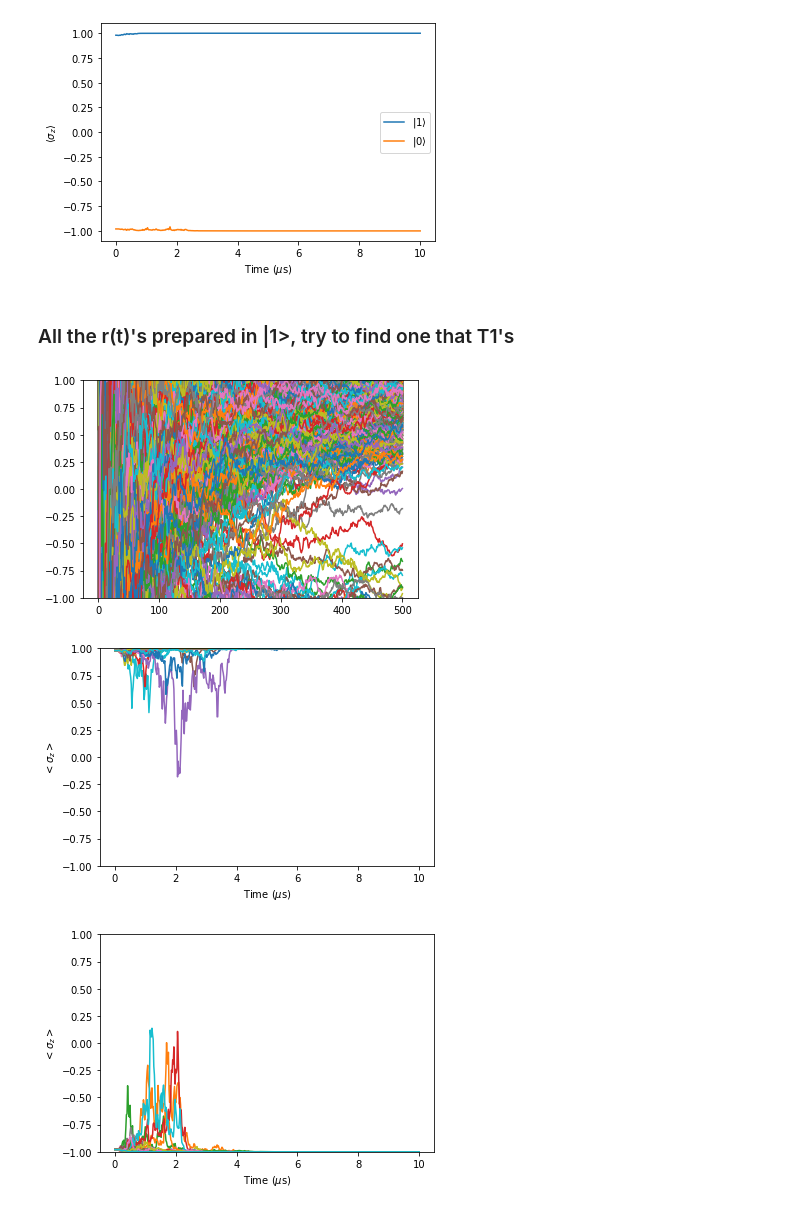
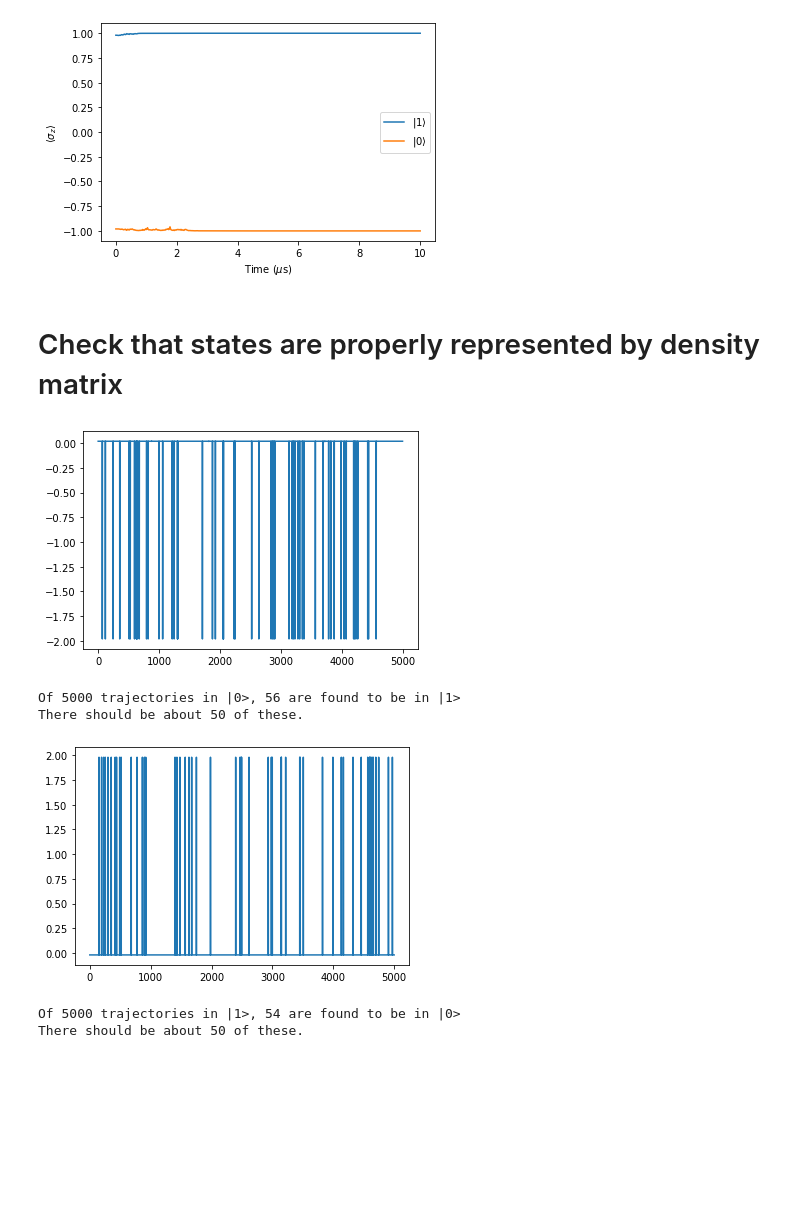
Before and after one commit to fischermoseley/readout_classifier, a Jupyter notebook: simulation.ipynb, the cells around one changed output. Saved outputs shown, nothing was run; the diff lists cells and outputs as text; code cells hidden in the pictures; blank space fills up the shorter version.

```diff
--- a/simulation.ipynb
+++ b/simulation.ipynb
@@ -146,19 +150,26 @@ plt.savefig('figures/int_r_t.png')
 plt.show()
 # %% [output]
 [figure]
-# %% [markdown]
-### All the r(t)'s prepared in |1&gt;, try to find one that T1's
-# %%
-for r in z_minus_r_t:
-    #r is complex but has an incredibly small imaginary component, so we just take the real component here
-    plt.plot(np.cumsum(np.real(r))/np.arange(1, len(r)+1))
-plt.ylim(-1,1)
-plt.show()
-# %% [output]
-[figure, removed]
-# %%
-plot_trajectories(trajectory_time, z_plus_sigma_z)
-plot_trajectories(trajectory_time, z_minus_sigma_z)
-# %% [output]
-[figure, removed]
-[figure, removed]
+# %% [markdown]
+# Check that states are properly represented by density matrix
+# %%
+delta = 0.01 # slightly mix both eigenstates to avoid fixed point
+
+transitions = z_plus_sigma_z[:,-1] -  z_plus_sigma_z[:, 0]
+plt.plot(transitions)
+plt.show()
+print(f'Of {transitions.shape[0]} trajectories in |0>, {np.sum(transitions < 0)} are found to be in |1>')
+print(f'There should be about {round(delta*transitions.shape[0])} of these.')
+
+transitions = z_minus_sigma_z[:,-1] - z_minus_sigma_z[:, 0]
+plt.plot(transitions)
+plt.show()
+print(f'Of {transitions.shape[0]} trajectories in |1>, {np.sum(transitions > 0)} are found to be in |0>')
+print(f'There should be about {round(delta*transitions.shape[0])} of these.')
+# %% [output]
+[figure, added]
+Of 5000 trajectories in |0>, 56 are found to be in |1>
+There should be about 50 of these.
+[figure, added]
+Of 5000 trajectories in |1>, 54 are found to be in |0>
+There should be about 50 of these.
```
Also changed, not shown: parts of 24 cells of this notebook.
